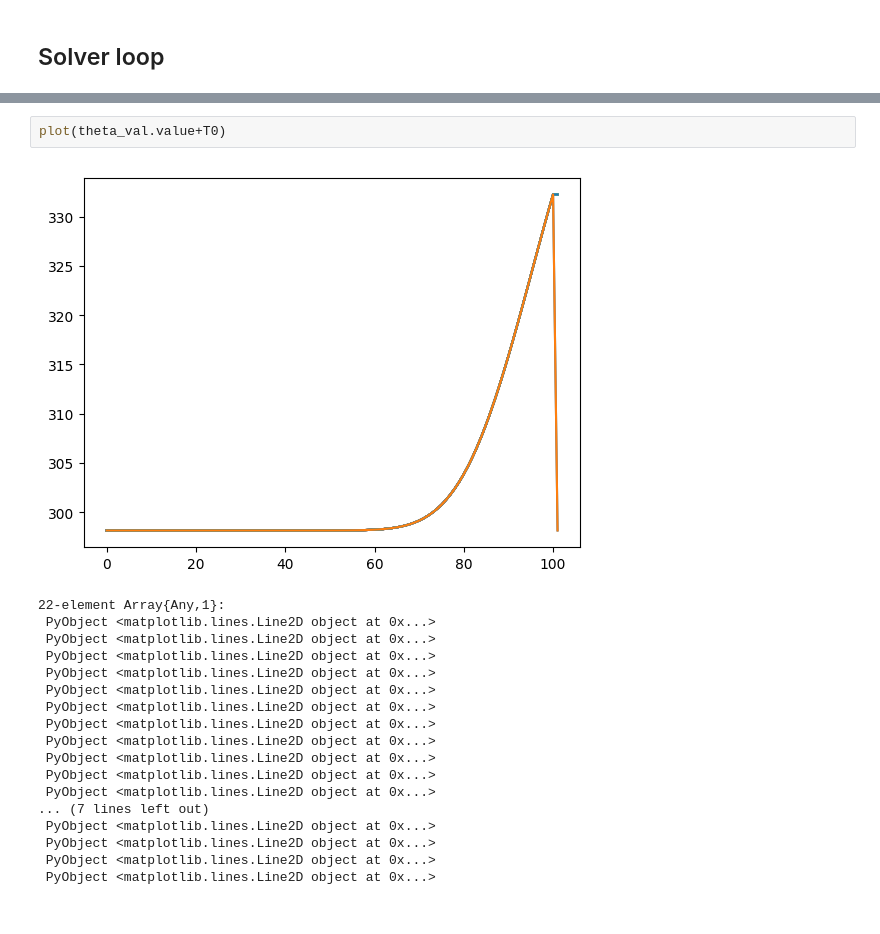
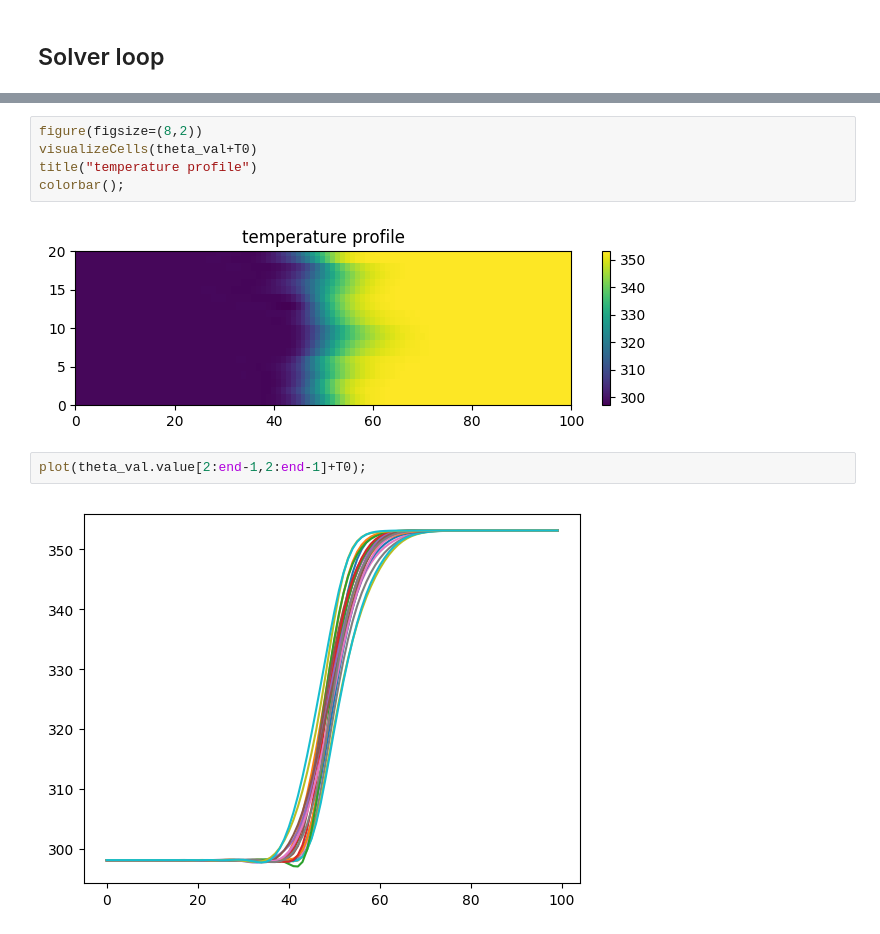
Before and after one commit to simulkade/fvtblog, a Jupyter notebook: posts/heat-transport-in-porous-media.ipynb, the cells around one changed output, grey strips where cells are left out. Cells and saved outputs as stored; diff of their text form.

```diff
--- a/posts/heat-transport-in-porous-media.ipynb
+++ b/posts/heat-transport-in-porous-media.ipynb
@@ -183,21 +189,11 @@ PyObject <matplotlib.colorbar.Colorbar object at 0x...>
+# %%
+figure(figsize=(8,2))
+visualizeCells(theta_val+T0)
+title("temperature profile")
+colorbar();
+# %% [output]
+[figure, added]
 # %%
-plot(theta_val.value+T0)
+plot(theta_val.value[2:end-1,2:end-1]+T0);
 # %% [output]
-[figure, old version]
+[figure, new version]
-22-element Array{Any,1}:
- PyObject <matplotlib.lines.Line2D object at 0x...>
- PyObject <matplotlib.lines.Line2D object at 0x...>
- PyObject <matplotlib.lines.Line2D object at 0x...>
- PyObject <matplotlib.lines.Line2D object at 0x...>
- PyObject <matplotlib.lines.Line2D object at 0x...>
- PyObject <matplotlib.lines.Line2D object at 0x...>
- PyObject <matplotlib.lines.Line2D object at 0x...>
- PyObject <matplotlib.lines.Line2D object at 0x...>
- PyObject <matplotlib.lines.Line2D object at 0x...>
- PyObject <matplotlib.lines.Line2D object at 0x...>
- PyObject <matplotlib.lines.Line2D object at 0x...>
-... (7 lines left out)
- PyObject <matplotlib.lines.Line2D object at 0x...>
- PyObject <matplotlib.lines.Line2D object at 0x...>
- PyObject <matplotlib.lines.Line2D object at 0x...>
- PyObject <matplotlib.lines.Line2D object at 0x...>
```
Also changed, not shown: parts of 9 cells of this notebook.
